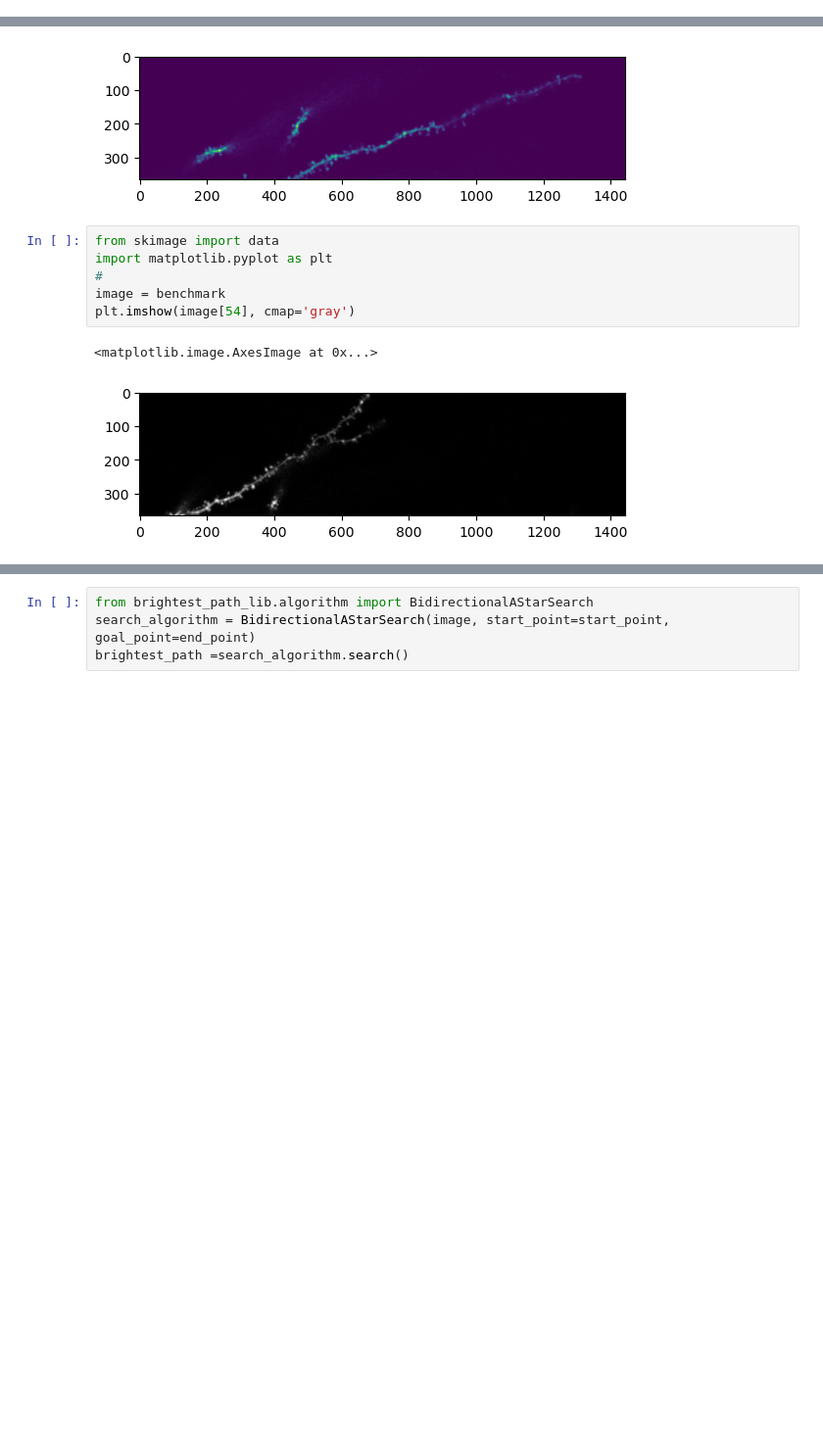
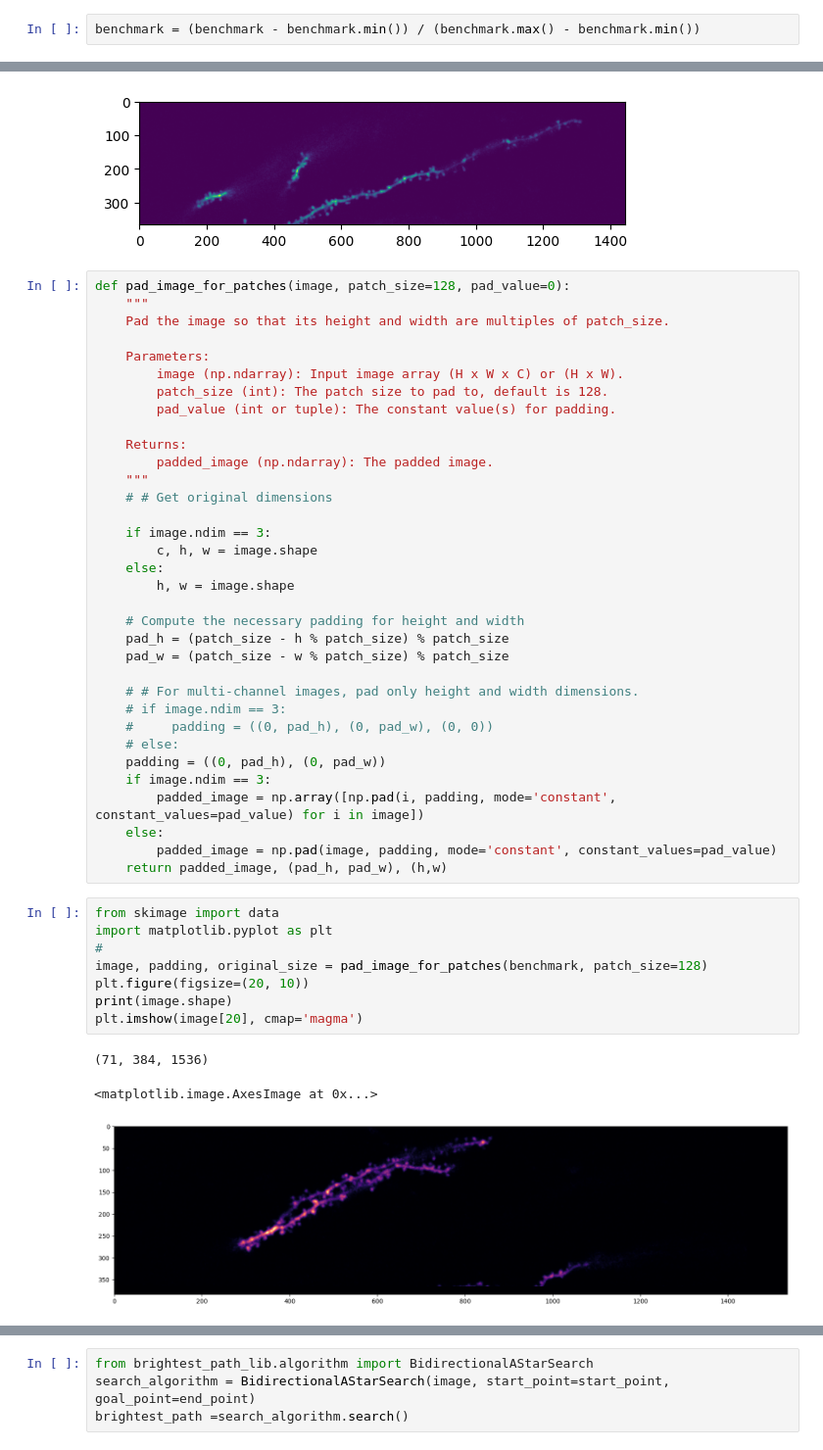
Before and after one commit to nipunarora8/brightest-path-lib, a Jupyter notebook: brightest_path_test.ipynb, the cells around one changed output, grey strips where cells are left out. Shown at 98% size. Cells and saved outputs as stored; diff of their text form; blank space fills up the shorter version.

```diff
--- a/brightest_path_test.ipynb
+++ b/brightest_path_test.ipynb
@@ -4,20 +4,59 @@ import numpy as np
 benchmark = np.asarray(io.imread(r'../../DeepD3_Benchmark.tif'))
 # %%
 import matplotlib.pyplot as plt
+# %%
+benchmark = (benchmark - benchmark.min()) / (benchmark.max() - benchmark.min())
 # %%
 plt.imshow(benchmark[35])
 # %% [output]
 <matplotlib.image.AxesImage at 0x...>
 [figure]
+# %%
+def pad_image_for_patches(image, patch_size=128, pad_value=0):
+    """
+    Pad the image so that its height and width are multiples of patch_size.
+
+    Parameters:
+        image (np.ndarray): Input image array (H x W x C) or (H x W).
+        patch_size (int): The patch size to pad to, default is 128.
+        pad_value (int or tuple): The constant value(s) for padding.
+
+    Returns:
+        padded_image (np.ndarray): The padded image.
+    """
+    # # Get original dimensions
+
+    if image.ndim == 3:
+        c, h, w = image.shape
+    else:
+        h, w = image.shape
+
+    # Compute the necessary padding for height and width
+    pad_h = (patch_size - h % patch_size) % patch_size
+    pad_w = (patch_size - w % patch_size) % patch_size
+
+    # # For multi-channel images, pad only height and width dimensions.
+    # if image.ndim == 3:
+    #     padding = ((0, pad_h), (0, pad_w), (0, 0))
+    # else:
+    padding = ((0, pad_h), (0, pad_w))
+    if image.ndim == 3:
+        padded_image = np.array([np.pad(i, padding, mode='constant', constant_values=pad_value) for i in image])
+    else:
+        padded_image = np.pad(image, padding, mode='constant', constant_values=pad_value)
+    return padded_image, (pad_h, pad_w), (h,w)
 # %%
 from skimage import data
 import matplotlib.pyplot as plt
 #
-image = benchmark
-plt.imshow(image[54], cmap='gray')
+image, padding, original_size = pad_image_for_patches(benchmark, patch_size=128)
+plt.figure(figsize=(20, 10))
+print(image.shape)
+plt.imshow(image[20], cmap='magma')
 # %% [output]
-<matplotlib.image.AxesImage at 0x...>
+(71, 384, 1536)
+<matplotlib.image.AxesImage at 0x...>
-[figure, old version]
+[figure, new version]
 # %%
 import numpy as np
 
```
Also changed, not shown: parts of 14 cells of this notebook.
